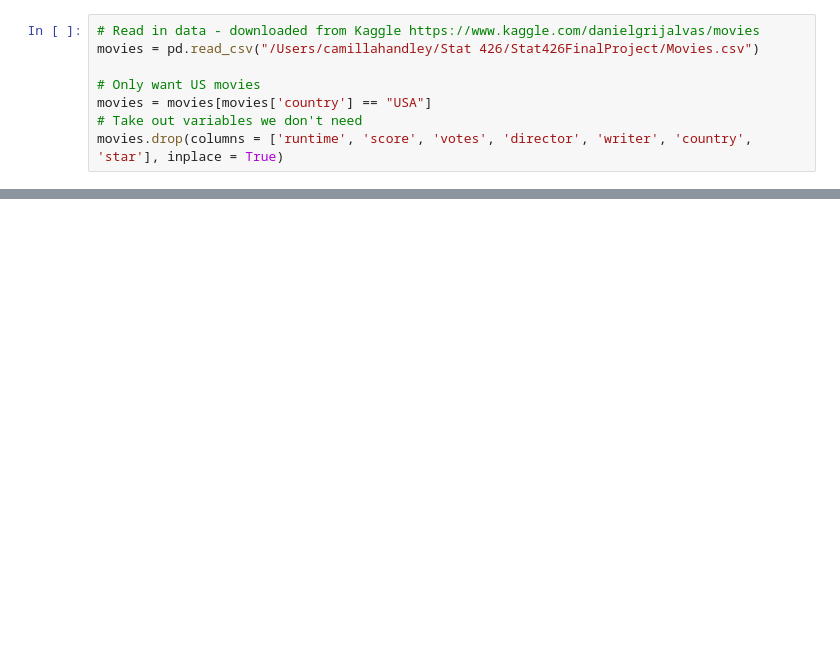
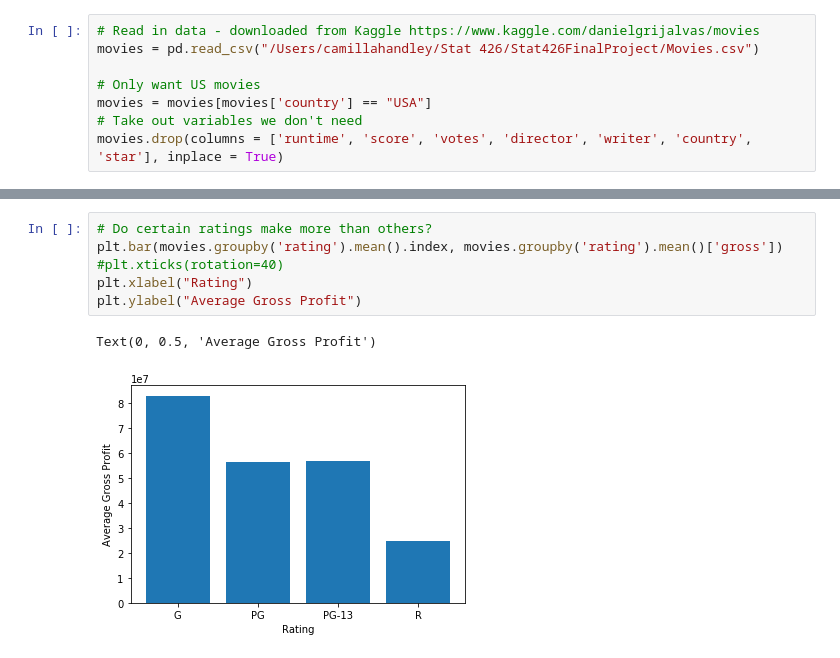
Before and after one commit to camillahandley/Stat426FinalProject, a Jupyter notebook: MovieProfit.ipynb, the cells around one changed output, grey strips where cells are left out. Saved outputs shown, nothing was run; the diff lists cells and outputs as text; blank space fills up the shorter version.

```diff
--- a/MovieProfit.ipynb
+++ b/MovieProfit.ipynb
@@ -70,0 +108,9 @@ movies.head()
+# %%
+# Do certain ratings make more than others?
+plt.bar(movies.groupby('rating').mean().index, movies.groupby('rating').mean()['gross'])
+#plt.xticks(rotation=40)
+plt.xlabel("Rating")
+plt.ylabel("Average Gross Profit")
+# %% [output]
+Text(0, 0.5, 'Average Gross Profit')
+[figure, added]
```
Also changed, not shown: parts of 17 cells of this notebook.
